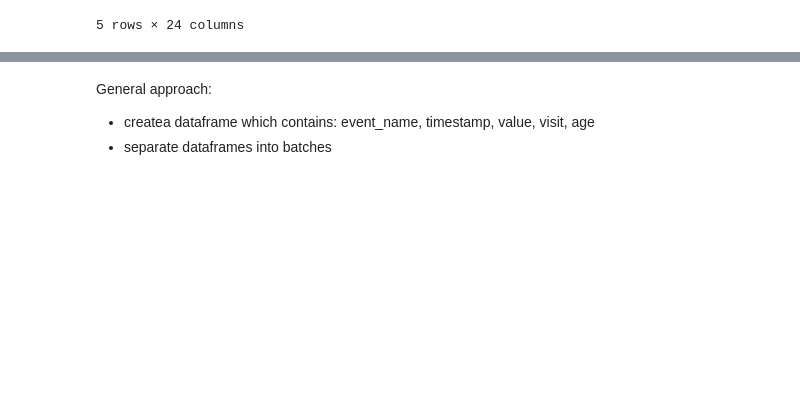
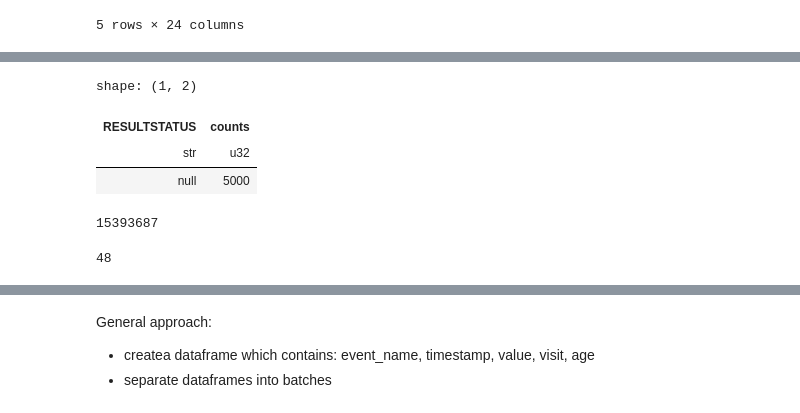
Before and after one commit to kirilklein/ehr_preprocess, a Jupyter notebook: notebooks/explore/mimic3.ipynb, the cells around one changed output, grey strips where cells are left out. Drawn from its saved outputs; the diff is of its cells as text; code cells hidden in the pictures; blank space fills up the shorter version.

```diff
--- a/notebooks/explore/mimic3.ipynb
+++ b/notebooks/explore/mimic3.ipynb
@@ -114,3 +165,18 @@ df_cg = pd.read_csv(join(mimic_path, 'CAREGIVERS.csv.gz'), compression='gzip')
+# %%
+df_ps['RESULTSTATUS'].value_counts()
+# %% [output]
+shape: (1, 2)
+| RESULTSTATUS | counts |
+| str | u32 |
+| null | 5000 |
+# %%
+sys.getsizeof(pd_df)
+# %% [output]
+15393687
+# %%
+sys.getsizeof(df_ps)
+# %% [output]
+48
 # %%
 # no information on type of event, only value and ID
 df_ce = pd.read_csv(join(mimic_path, 'CHARTEVENTS.csv.gz'), compression='gzip', nrows=10000)
```
Also changed, not shown: parts of 12 cells of this notebook, 1 other file.
